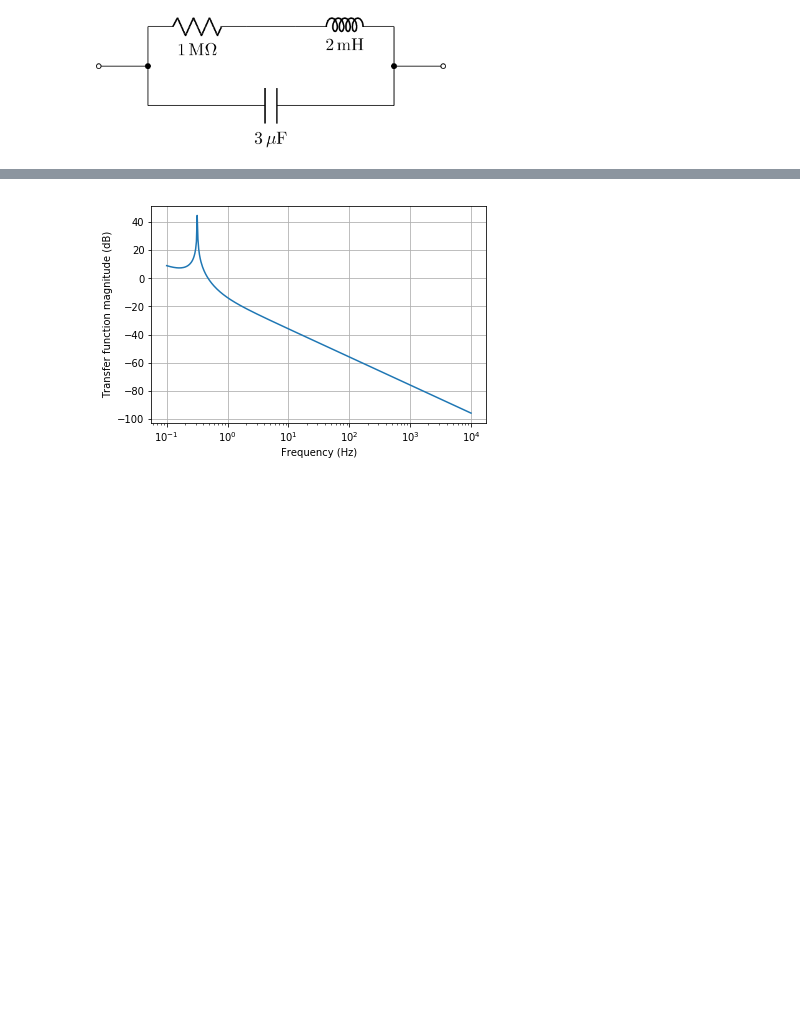
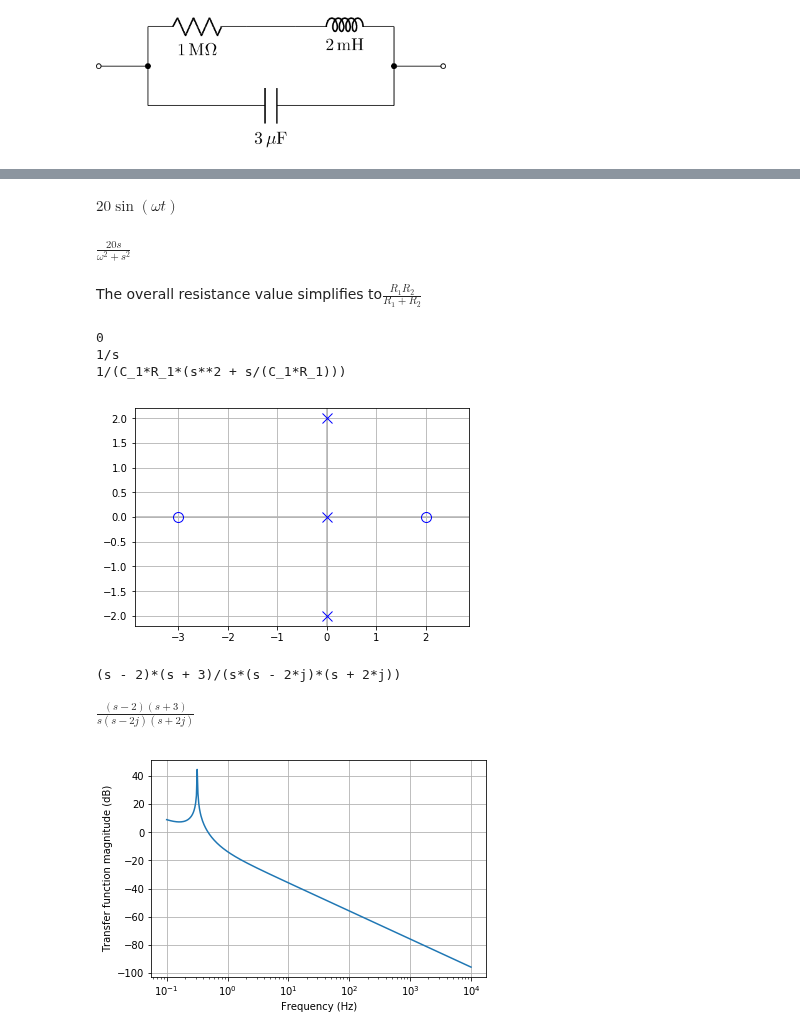
Before and after one commit to psychemedia/showntell, a Jupyter notebook: index_electronics.ipynb, the cells around one changed output, grey strips where cells are left out. Saved outputs shown, nothing was run; the diff lists cells and outputs as text; code cells hidden in the pictures; blank space fills up the shorter version.

```diff
--- a/index_electronics.ipynb
+++ b/index_electronics.ipynb
@@ -267,3 +335,48 @@ cct2.draw()
+# %%
+from lcapy import Vac, t, s, pi
+#Representation of AC voltage source in time domain
+#Vac(amplitude, phase)
+Vac(20, pi/2).Voc(t)
+# %% [output]
+$20 \sin{\left (\omega t \right )}$
+# %%
+#Representation of AC voltage source in s domain
+Vac(20).Voc(s)
+# %% [output]
+$\frac{20 s}{\omega^{2} + s^{2}}$
+# %%
+display( Latex('The overall resistance value simplifies to'+parallelR.simplify().R._repr_latex_()))
+# %% [output]
+The overall resistance value simplifies to$\frac{R_{1} R_{2}}{R_{1} + R_{2}}$
+# %%
+#Transfer function
+cct = Circuit()
+cct.add('V1 1 0 {1}')
+cct.add('R1 1 2')
+cct.add('C1 2 0 C1 0')
+
+print(cct[0].V.s)
+print(cct[1].V.s)
+print(cct[2].V.s)
+# %% [output]
+0
+1/s
+1/(C_1*R_1*(s**2 + s/(C_1*R_1)))
+# %%
+#pole-zero plot
+from lcapy import s, j, Hs
+from matplotlib.pyplot import savefig, show
+
+H = Hs((s - 2) * (s + 3) / (s * (s - 2 * j) * (s + 2 * j)))
+H.plot();
+# %% [output]
+[figure, added]
+# %%
+print( str(H) )
+H
+# %% [output]
+(s - 2)*(s + 3)/(s*(s - 2*j)*(s + 2*j))
+$\frac{\left(s - 2\right) \left(s + 3\right)}{s \left(s - 2 j\right) \left(s + 2 j\right)}$
 # %%
 #bode - just does the amplitude response?
 from lcapy import s, j, pi, f, Hs
```
Also changed, not shown: parts of 7 cells of this notebook.
